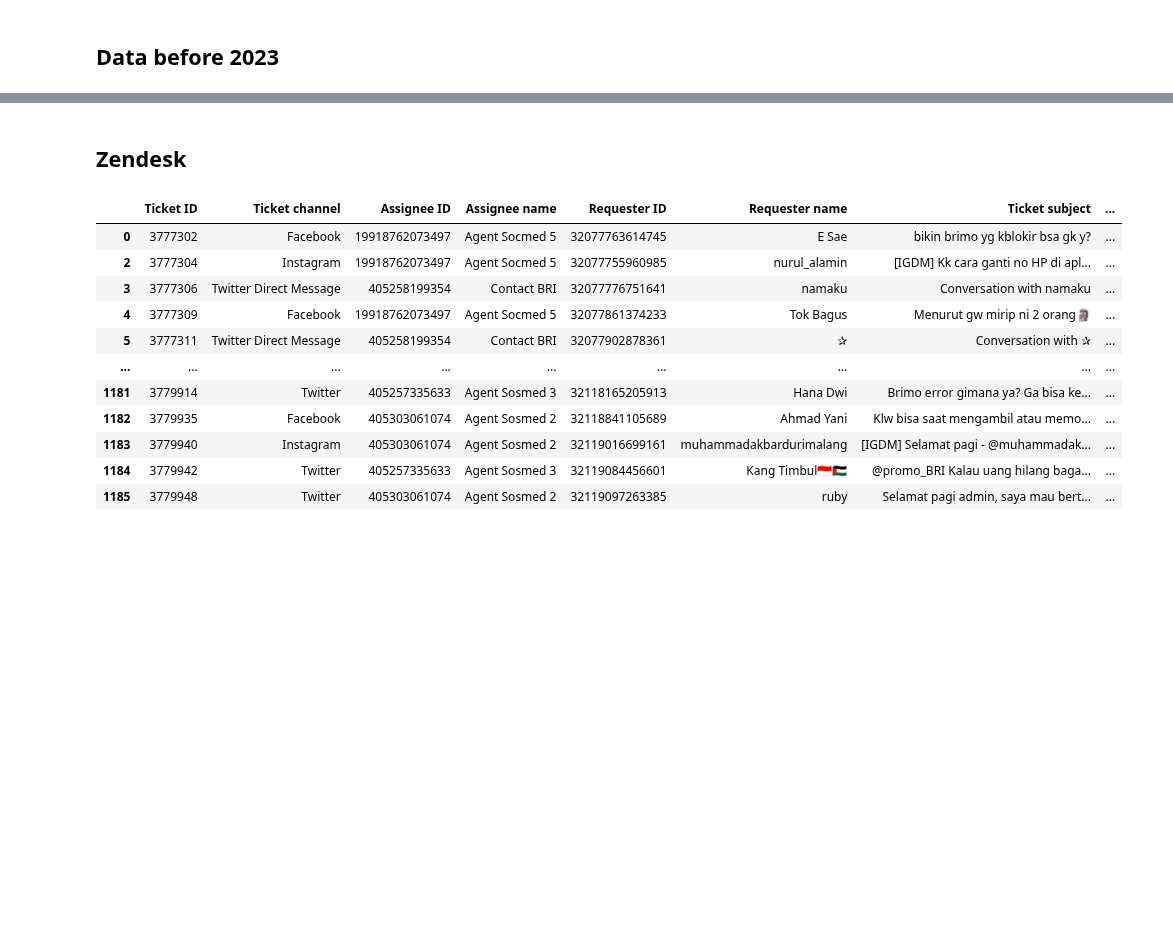
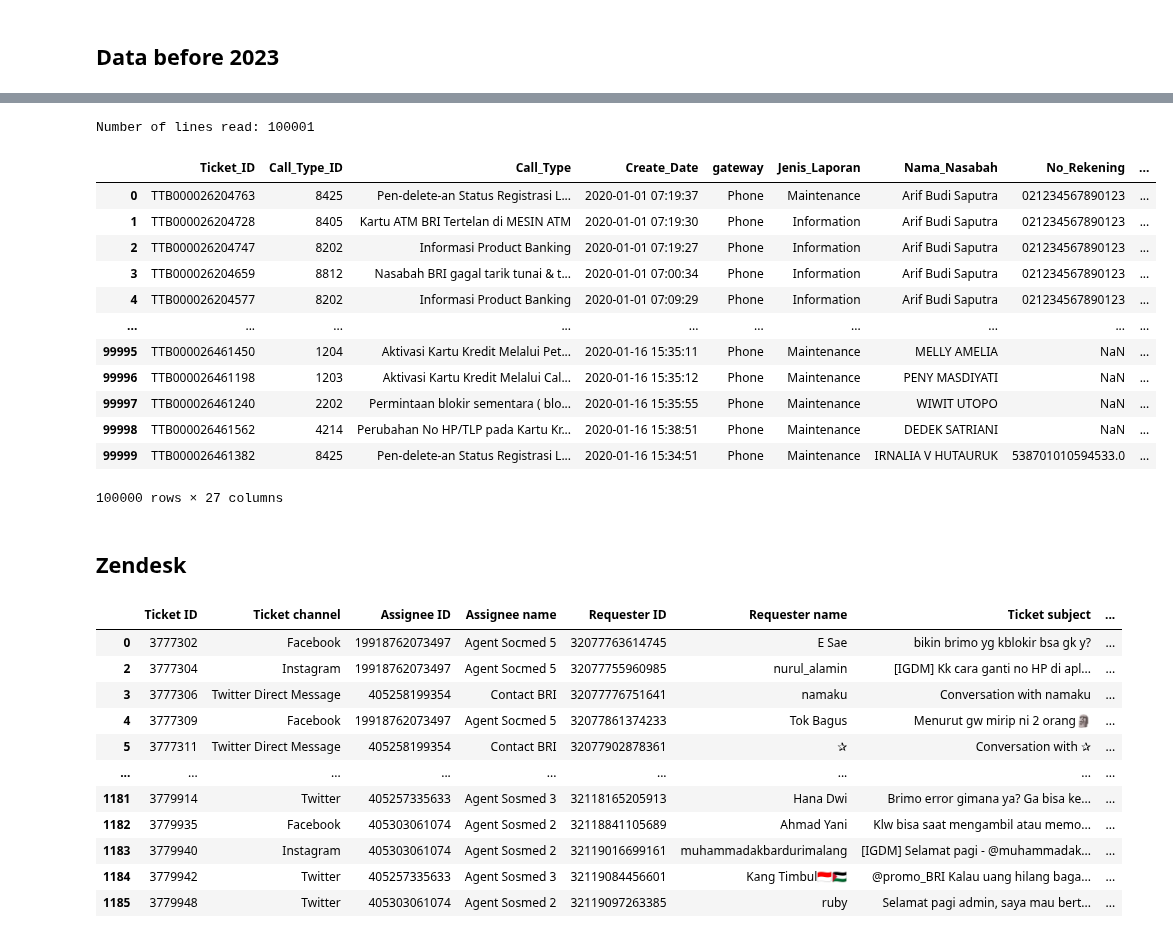
Before and after one commit to masterA88/dataquality2-new, a Jupyter notebook: cleansing.ipynb, the cells around one changed output, grey strips where cells are left out. Drawn from its saved outputs; the diff is of its cells as text; code cells hidden in the pictures; blank space fills up the shorter version.

```diff
--- a/cleansing.ipynb
+++ b/cleansing.ipynb
@@ -453,3 +482,50 @@ See the caveats in the documentation: https://pandas.pydata.org/pandas-docs/stab
+# %%
+import pandas as pd
+
+# Path to the original CSV file
+input_file_path = r"D:\dataquality\bricare_100k_before2023.csv"
+
+# Path to the cleaned CSV file
+output_file_path = r"D:\dataquality\bricare_100k_cleaned.csv"
+
+# Step 1: Read the CSV file as plain text with utf-8 encoding
+with open(input_file_path, 'r', encoding='utf-8') as file:
+    lines = file.readlines()
+
+# If utf-8 does not work, try 'latin1' or 'cp1252'
+# with open(input_file_path, 'r', encoding='latin1') as file:
+#     lines = file.readlines()
+
+# Check if lines are read correctly
+print(f"Number of lines read: {len(lines)}")
+
+# Step 2: Remove the first comma and the value before it for each line
+cleaned_lines = [line.split(',', 1)[1] for line in lines]
+
+# Step 3: Write the cleaned lines back to a new CSV file
+with open(output_file_path, 'w', encoding='utf-8') as file:
+    file.writelines(cleaned_lines)
+
+# Step 4: Load the cleaned dataframe to check the result
+df = pd.read_csv(output_file_path)
+
+# Display the first few rows of the cleaned dataframe
+df
+# %% [output]
+Number of lines read: 100001
+|  | Ticket_ID | Call_Type_ID | Call_Type | Create_Date | gateway | Jenis_Laporan | Nama_Nasabah | No_Rekening | ... |
+| 0 | TTB000026204763 | 8425 | Pen-delete-an Status Registrasi L... | 2020-01-01 07:19:37 | Phone | Maintenance | Arif Budi Saputra | 021234567890123 | ... |
+| 1 | TTB000026204728 | 8405 | Kartu ATM BRI Tertelan di MESIN ATM | 2020-01-01 07:19:30 | Phone | Information | Arif Budi Saputra | 021234567890123 | ... |
+| 2 | TTB000026204747 | 8202 | Informasi Product Banking | 2020-01-01 07:19:27 | Phone | Information | Arif Budi Saputra | 021234567890123 | ... |
+| 3 | TTB000026204659 | 8812 | Nasabah BRI gagal tarik tunai & t... | 2020-01-01 07:00:34 | Phone | Information | Arif Budi Saputra | 021234567890123 | ... |
+| 4 | TTB000026204577 | 8202 | Informasi Product Banking | 2020-01-01 07:09:29 | Phone | Information | Arif Budi Saputra | 021234567890123 | ... |
+| ... | ... | ... | ... | ... | ... | ... | ... | ... | ... |
+| 99995 | TTB000026461450 | 1204 | Aktivasi Kartu Kredit Melalui Pet... | 2020-01-16 15:35:11 | Phone | Maintenance | MELLY AMELIA | NaN | ... |
+| 99996 | TTB000026461198 | 1203 | Aktivasi Kartu Kredit Melalui Cal... | 2020-01-16 15:35:12 | Phone | Maintenance | PENY MASDIYATI | NaN | ... |
+| 99997 | TTB000026461240 | 2202 | Permintaan blokir sementara ( blo... | 2020-01-16 15:35:55 | Phone | Maintenance | WIWIT UTOPO | NaN | ... |
+| 99998 | TTB000026461562 | 4214 | Perubahan No HP/TLP pada Kartu Kr... | 2020-01-16 15:38:51 | Phone | Maintenance | DEDEK SATRIANI | NaN | ... |
+| 99999 | TTB000026461382 | 8425 | Pen-delete-an Status Registrasi L... | 2020-01-16 15:34:51 | Phone | Maintenance | IRNALIA V HUTAURUK | 538701010594533.0 | ... |
+100000 rows × 27 columns
 # %% [markdown]
 ## Zendesk
 # %%
```
Also changed, not shown: parts of 10 cells of this notebook.
